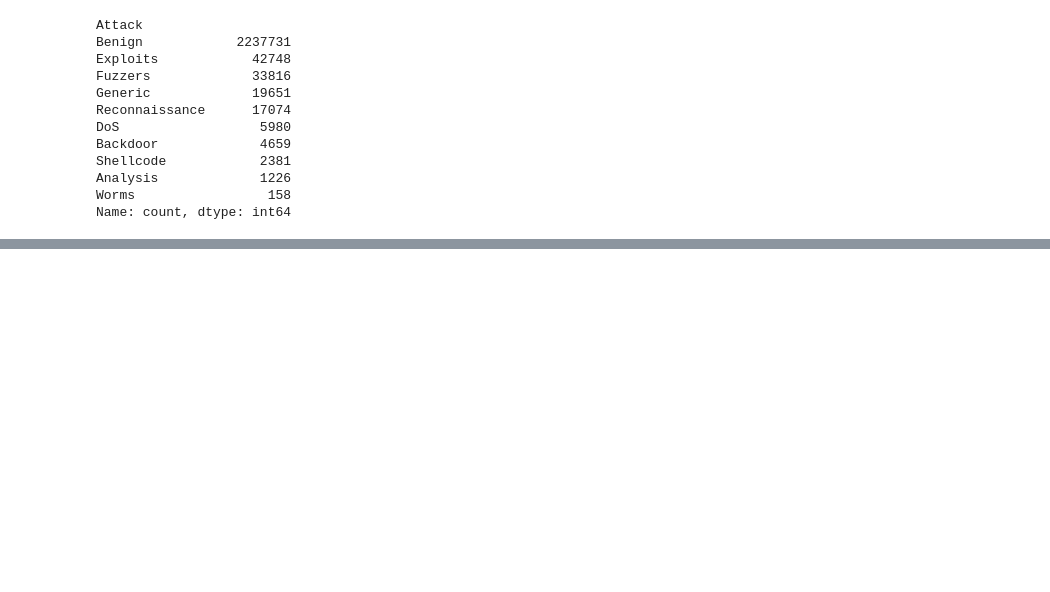
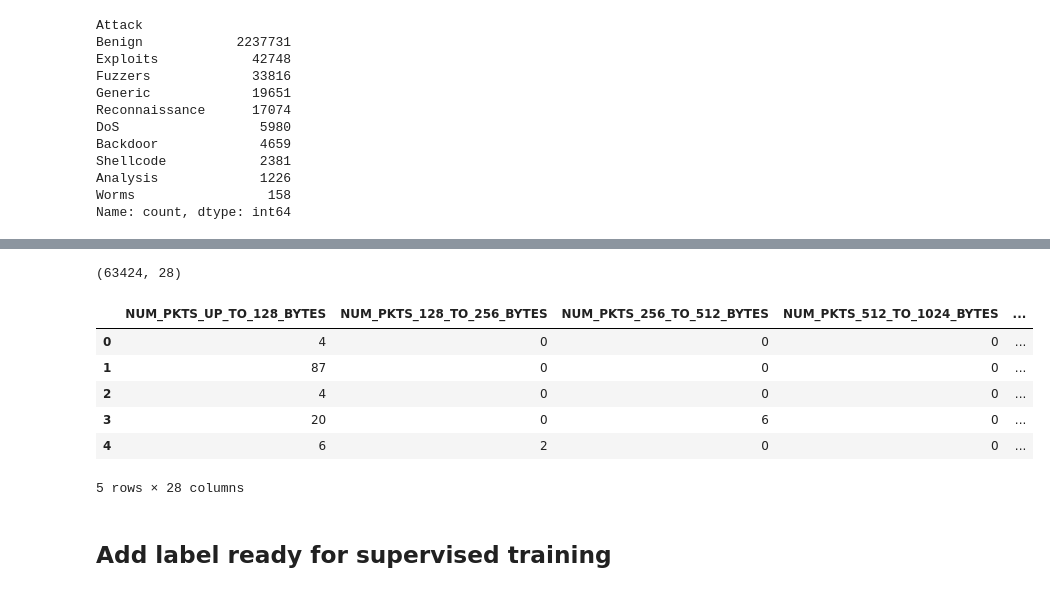
Before and after one commit to Zeecrow16/TF-ML-NIDS, a Jupyter notebook: cwt_data/cwt_data.ipynb, the cells around one changed output, grey strips where cells are left out. Drawn from its saved outputs; the diff is of its cells as text; code cells hidden in the pictures; blank space fills up the shorter version.

Commit message:
Finalising results

```diff
--- a/cwt_data/cwt_data.ipynb
+++ b/cwt_data/cwt_data.ipynb
@@ -135,0 +208,44 @@ attack_types = [x for x in attack_types if x != 'Benign'| 'Worm']
+# %%
+signal_categories = {
+    'pkt': packet_size,
+    'src': src_to_dst_timing,
+    'dst': dst_to_src_timing,
+    'byte': byte_signal,
+    'thr': throughput_signal
+}
+# %%
+def cwt_mean_features(signal):
+    coeffs, _ = pywt.cwt(signal, scales=scales, wavelet=wavelet)
+    magnitude = np.abs(coeffs)
+    phase = np.angle(coeffs)
+    return magnitude.mean(), phase.mean()
+# %%
+def calculate_cwt_category(df, columns):
+    signals = df[columns].values
+
+    results = np.array([cwt_mean_features(row) for row in signals])
+    mean_mag = results[:,0]
+    mean_phase = results[:,1]
+
+    return mean_mag, mean_phase
+# %%
+for cat, cols in signal_categories.items():
+    mean_mag, mean_phase = calculate_cwt_category(df_all, cols)
+    df_all[f'{cat}_mean'] = mean_mag
+    df_all[f'{cat}_phase'] = mean_phase
+# %%
+df_all.shape
+# %% [output]
+(63424, 28)
+# %%
+df_all.head()
+# %% [output]
+|  | NUM_PKTS_UP_TO_128_BYTES | NUM_PKTS_128_TO_256_BYTES | NUM_PKTS_256_TO_512_BYTES | NUM_PKTS_512_TO_1024_BYTES | ... |
+| 0 | 4 | 0 | 0 | 0 | ... |
+| 1 | 87 | 0 | 0 | 0 | ... |
+| 2 | 4 | 0 | 0 | 0 | ... |
+| 3 | 20 | 0 | 6 | 0 | ... |
+| 4 | 6 | 2 | 0 | 0 | ... |
+5 rows × 28 columns
+# %% [markdown]
+## Add label ready for supervised training
```
Also changed, not shown: parts of 42 cells of this notebook, 3 other files.
